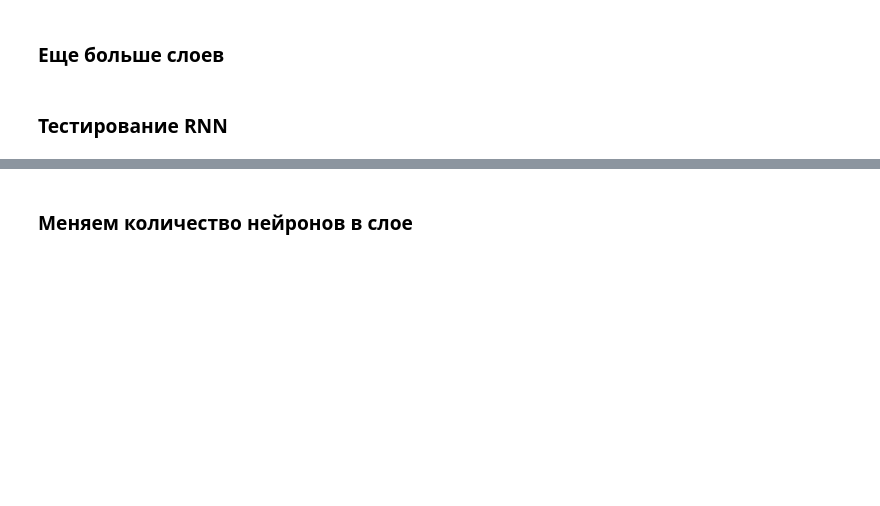
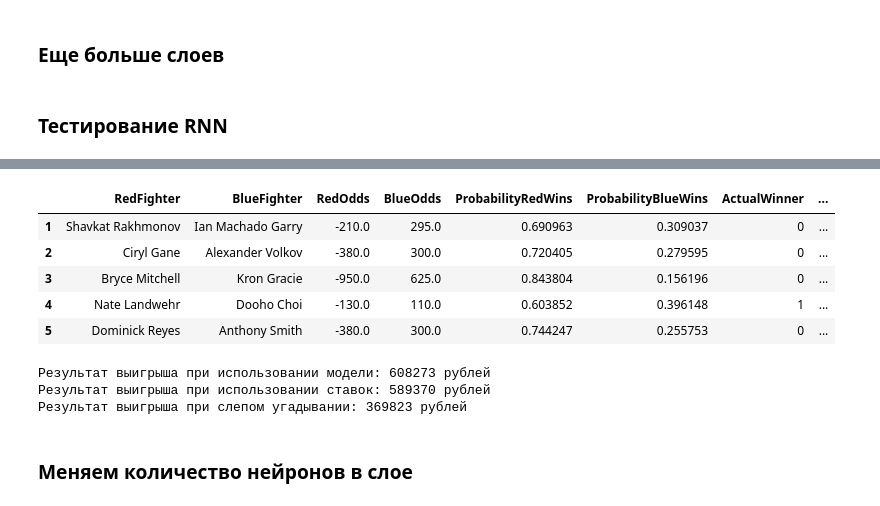
Before and after one commit to IlyaPhil/UFC-predictor, a Jupyter notebook: dl_binary_classifiers.ipynb, the cells around one changed output, grey strips where cells are left out. Saved outputs shown, nothing was run; the diff lists cells and outputs as text; code cells hidden in the pictures; blank space fills up the shorter version.

```diff
--- a/dl_binary_classifiers.ipynb
+++ b/dl_binary_classifiers.ipynb
@@ -846,3 +890,41 @@ Classification report:
+# %%
+fighters = pd.read_csv('data_preprocessed/data_new_featured_odds_names_3298.csv', index_col='Unnamed: 0')
+# y_proba = calibrated_model_iso.predict_proba(X_test_scaled)
+
+# Создание датафрейма для хранения результатов
+results_df = pd.DataFrame({
+    'RedFighter': fighters['RedFighter'].iloc[:test_size],
+    'BlueFighter': fighters['BlueFighter'].iloc[:test_size],
+    'RedOdds': fighters['RedOdds'].iloc[:test_size],
+    'BlueOdds': fighters['BlueOdds'].iloc[:test_size],
+    'ProbabilityRedWins': predicted_probas_0,
+    'ProbabilityBlueWins': predicted_probas_1,
+    'ActualWinner': fighters['Result'].iloc[:test_size]
+})
+
+results_df['Predicted_Winner'] = (results_df['ProbabilityBlueWins'] > results_df['ProbabilityRedWins']).astype(int)
+results_df['Prediction_Errors'] = np.abs(results_df['Predicted_Winner'] - results_df['ActualWinner'])
+results_df.iloc[:5, :]
+# %% [output]
+|  | RedFighter | BlueFighter | RedOdds | BlueOdds | ProbabilityRedWins | ProbabilityBlueWins | ActualWinner | ... |
+| 1 | Shavkat Rakhmonov | Ian Machado Garry | -210.0 | 295.0 | 0.690963 | 0.309037 | 0 | ... |
+| 2 | Ciryl Gane | Alexander Volkov | -380.0 | 300.0 | 0.720405 | 0.279595 | 0 | ... |
+| 3 | Bryce Mitchell | Kron Gracie | -950.0 | 625.0 | 0.843804 | 0.156196 | 0 | ... |
+| 4 | Nate Landwehr | Dooho Choi | -130.0 | 110.0 | 0.603852 | 0.396148 | 1 | ... |
+| 5 | Dominick Reyes | Anthony Smith | -380.0 | 300.0 | 0.744247 | 0.255753 | 0 | ... |
+# %%
+results_df = results_df.apply(calc_odds, axis=1)
+results_df['Gain_model'] = results_df.apply(calc_model_gain, axis=1)
+results_df['Gain_odds'] = results_df.apply(calc_odds_gain, axis=1)
+results_df['Gain_guess'] = results_df.apply(calc_guess_gain, axis=1)
+
+print(f'Результат выигрыша при использовании модели: {results_df['Gain_model'].sum()} рублей')
+print(f'Результат выигрыша при использовании ставок: {results_df['Gain_odds'].sum()} рублей')
+print(f'Результат выигрыша при слепом угадывании: {results_df['Gain_guess'].sum()} рублей')
+# %% [output]
+Результат выигрыша при использовании модели: 608273 рублей
+Результат выигрыша при использовании ставок: 589370 рублей
+Результат выигрыша при слепом угадывании: 369823 рублей
 # %% [markdown]
 ### Меняем количество нейронов в слое
 # %%
```
Also changed, not shown: parts of 19 cells of this notebook, 2 other files.
